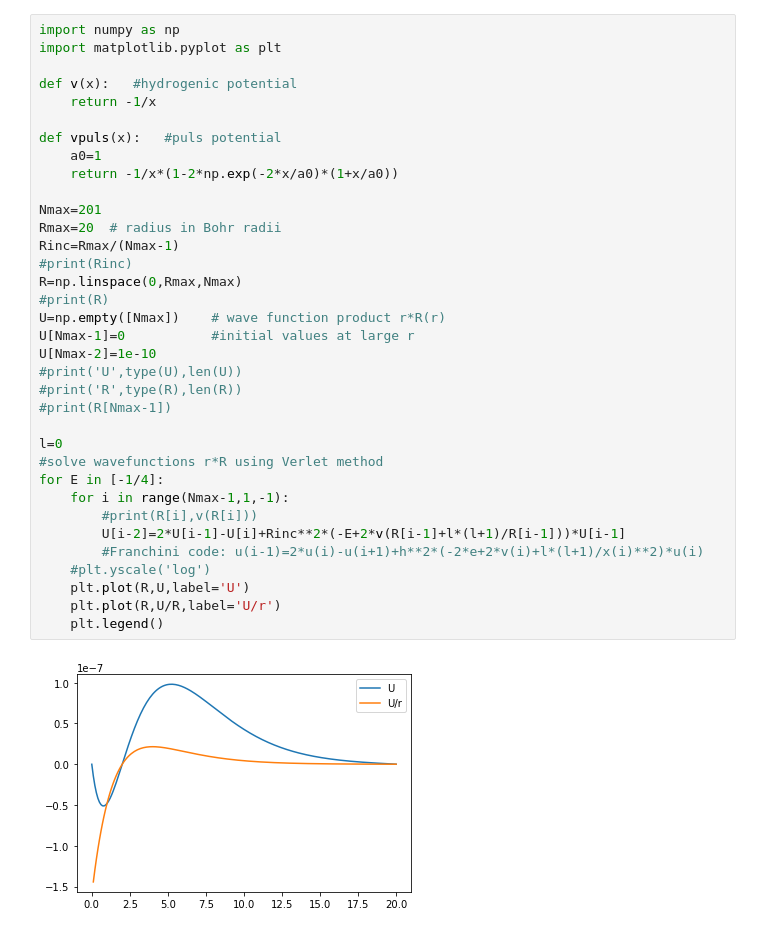
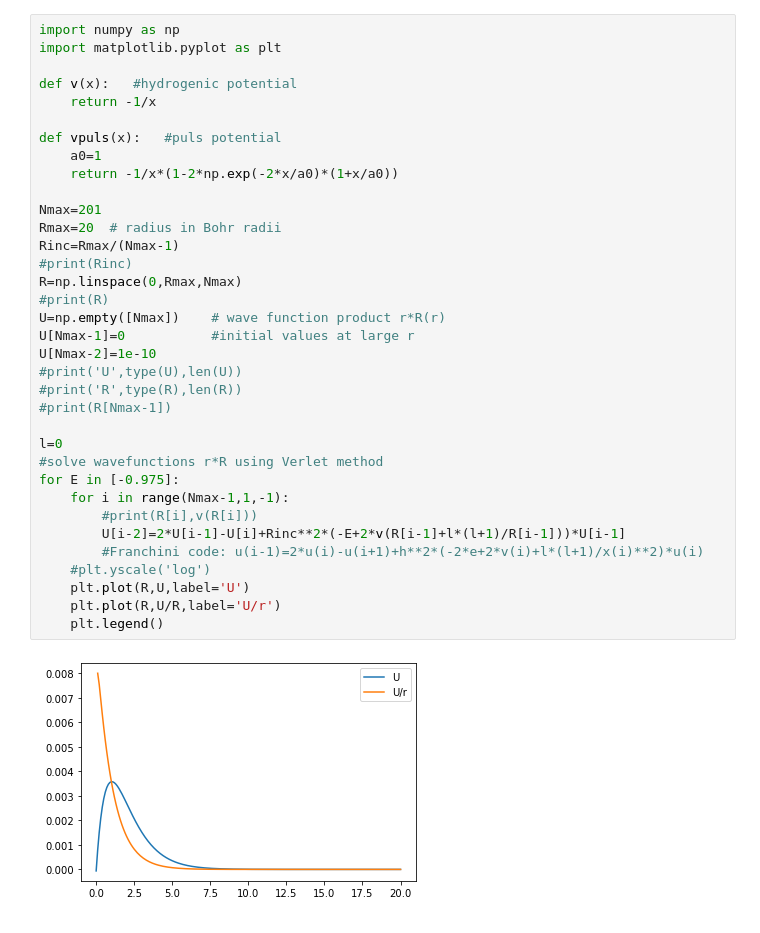
Before and after one commit to simwat/symphony, a Jupyter notebook: Schrodinger_Practice/DrWatkins_Verlet.ipynb, the cells around one changed output. Saved outputs shown, nothing was run; the diff lists cells and outputs as text.

```diff
--- a/Schrodinger_Practice/DrWatkins_Verlet.ipynb
+++ b/Schrodinger_Practice/DrWatkins_Verlet.ipynb
@@ -6,32 +6,32 @@ def v(x):   #hydrogenic potential
     return -1/x
 
 def vpuls(x):   #puls potential
     a0=1
     return -1/x*(1-2*np.exp(-2*x/a0)*(1+x/a0))
 
 Nmax=201
 Rmax=20  # radius in Bohr radii
 Rinc=Rmax/(Nmax-1)
 #print(Rinc)
 R=np.linspace(0,Rmax,Nmax)
 #print(R)
 U=np.empty([Nmax])    # wave function product r*R(r)
 U[Nmax-1]=0           #initial values at large r
 U[Nmax-2]=1e-10
 #print('U',type(U),len(U))
 #print('R',type(R),len(R))
 #print(R[Nmax-1])
 
 l=0
 #solve wavefunctions r*R using Verlet method
-for E in [-1/4]:
+for E in [-0.975]:
     for i in range(Nmax-1,1,-1):
         #print(R[i],v(R[i]))
         U[i-2]=2*U[i-1]-U[i]+Rinc**2*(-E+2*v(R[i-1]+l*(l+1)/R[i-1]))*U[i-1]
         #Franchini code: u(i-1)=2*u(i)-u(i+1)+h**2*(-2*e+2*v(i)+l*(l+1)/x(i)**2)*u(i)
     #plt.yscale('log')
     plt.plot(R,U,label='U')
     plt.plot(R,U/R,label='U/r')
     plt.legend()
 # %% [output]
-[figure, old version]
+[figure, new version]
```
Also changed, not shown: 1 other file.
